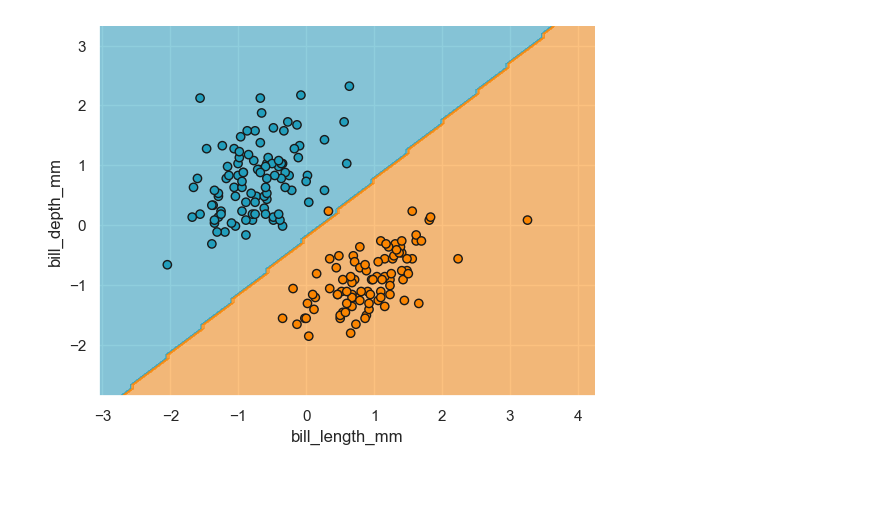
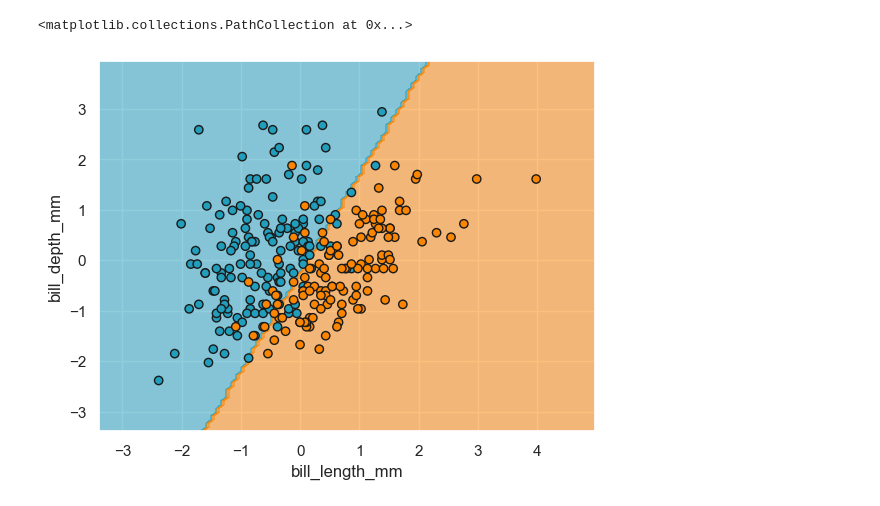
Before and after one commit to brian-arnold/intro_ml_eeb_2023, a Jupyter notebook: notebooks/palmer_penguin_2species.ipynb, the cells around one changed output. Saved outputs shown, nothing was run; the diff lists cells and outputs as text; code cells hidden in the pictures.

```diff
--- a/notebooks/palmer_penguin_2species.ipynb
+++ b/notebooks/palmer_penguin_2species.ipynb
@@ -187,0 +35,3 @@ X_test dimensions  (83, 2)
+# %%
+# colors selected from https://coolors.co/palettes/trending
+pal = ["#219ebc", "#fb8500", "#023047"] # 3 for the 3 species
@@ -187,0 +51,2 @@ X_test dimensions  (83, 2)
+# %%
+hard_mode = True
@@ -187,0 +227,11 @@ X_test dimensions  (83, 2)
+# %%
+# we also set the random_state to ensure we all get the same results!
+X_train, X_test, Y_train, Y_test = train_test_split(X_normalized, Y,
+                                                    test_size=0.3,
+                                                    random_state=11,
+                                                    shuffle=True)
+
+# plot the 'shape' or 'dimensions' of the data (or number of rows and columns if matrix is 2D)
+print("X_normalized dimensions ", X_normalized.shape)
+print("X_train dimensions ", X_train.shape)
+print("X_test dimensions ", X_test.shape)
@@ -212,0 +289,15 @@ Wow! That's an accurate model! How can it be so accurate? Let's see how it made
+# %%
+# initialize classifier, hyperparameters would go in the parentheses
+classifier = LogisticRegression()
+# fit the model using the training data
+model_fit = classifier.fit(X_train, Y_train)
+
+# get model accuracy on training data
+train_accuracy = model_fit.score(X_train, Y_train)
+
+# get model accuracy on test data
+test_accuracy = model_fit.score(X_test, Y_test)
+
+# print results!
+print("Training accuracy: ", train_accuracy)
+print("Test accuracy: ", test_accuracy)
@@ -213,11 +313,15 @@ Wow! That's an accurate model! How can it be so accurate? Let's see how it made
 # %%
 cmap = ListedColormap(sorted(penguins['color'].unique())) # convert our color palette to a matplotlib colormap object
+
+# this plots the decision boundary
 disp = DecisionBoundaryDisplay.from_estimator(
-    log_reg, X_train, response_method="predict",
+    model_fit, X_train, response_method="predict",
     xlabel=X_train.columns[0], ylabel=X_train.columns[1],
     alpha=0.5, cmap=cmap
     )
-disp.ax_.scatter(X_train[X_train.columns[0]], X_train[X_train.columns[1]], c=penguins['color'].loc[Y_train.index], edgecolor="k")
-sns.despine()
+
+# this plots the data points on top of the decision boundary
+disp.ax_.scatter(X_normalized[X_normalized.columns[0]], X_normalized[X_normalized.columns[1]], c=penguins['color'].loc[Y.index], edgecolor="k")
 # %% [output]
+<matplotlib.collections.PathCollection at 0x...>
-[figure, old version]
+[figure, new version]
```
Also changed, not shown: parts of 83 cells of this notebook, 1 other file.
